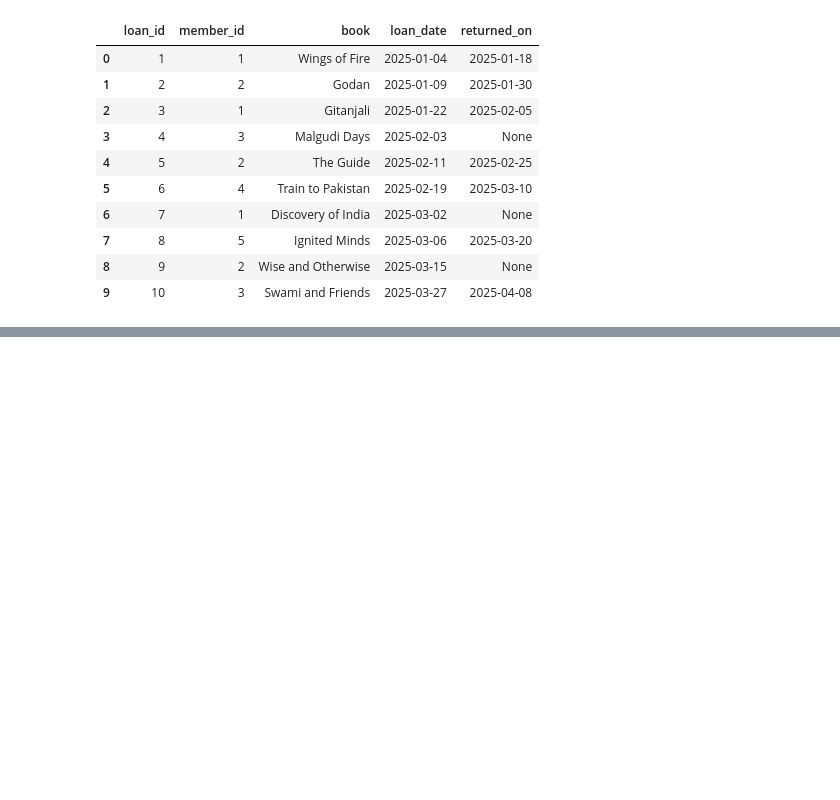
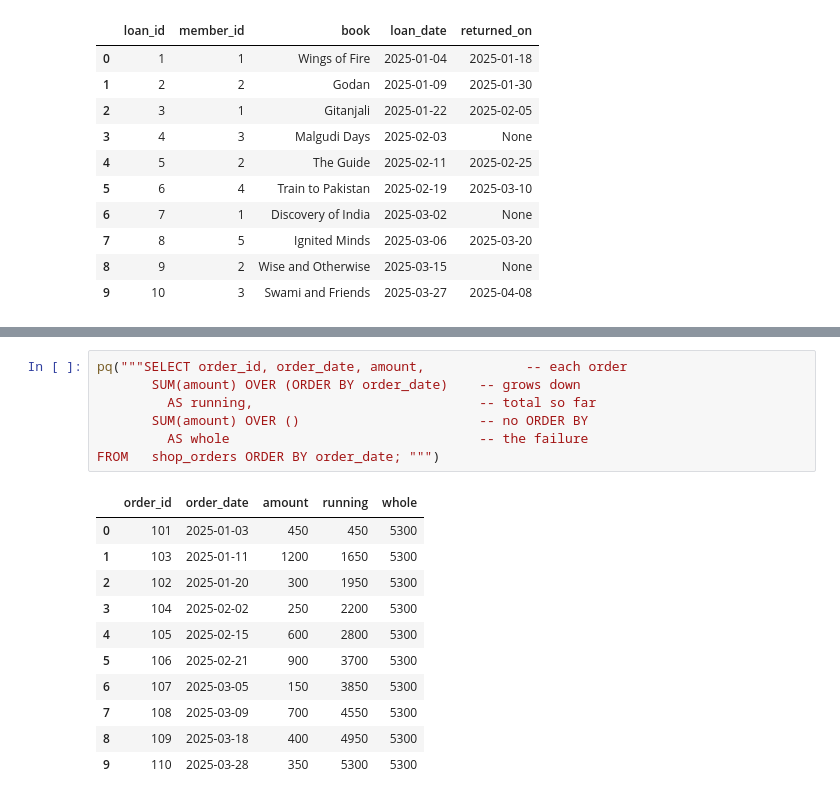
Before and after one commit to midlaj922/Airtel_telecom_analytics, a Jupyter notebook: notebooks/verify_handover.ipynb, the cells around one changed output, grey strips where cells are left out. Cells and saved outputs as stored; diff of their text form; blank space fills up the shorter version.

```diff
--- a/notebooks/verify_handover.ipynb
+++ b/notebooks/verify_handover.ipynb
@@ -112,0 +274,19 @@ pq("""SELECT * FROM loans;  """)
+# %%
+pq("""SELECT order_id, order_date, amount,             -- each order
+       SUM(amount) OVER (ORDER BY order_date)    -- grows down
+         AS running,                             -- total so far
+       SUM(amount) OVER ()                       -- no ORDER BY
+         AS whole                                -- the failure
+FROM   shop_orders ORDER BY order_date; """)
+# %% [output]
+|  | order_id | order_date | amount | running | whole |
+| 0 | 101 | 2025-01-03 | 450 | 450 | 5300 |
+| 1 | 103 | 2025-01-11 | 1200 | 1650 | 5300 |
+| 2 | 102 | 2025-01-20 | 300 | 1950 | 5300 |
+| 3 | 104 | 2025-02-02 | 250 | 2200 | 5300 |
+| 4 | 105 | 2025-02-15 | 600 | 2800 | 5300 |
+| 5 | 106 | 2025-02-21 | 900 | 3700 | 5300 |
+| 6 | 107 | 2025-03-05 | 150 | 3850 | 5300 |
+| 7 | 108 | 2025-03-09 | 700 | 4550 | 5300 |
+| 8 | 109 | 2025-03-18 | 400 | 4950 | 5300 |
+| 9 | 110 | 2025-03-28 | 350 | 5300 | 5300 |
```
Also changed, not shown: parts of 24 cells of this notebook, 10 other files.
